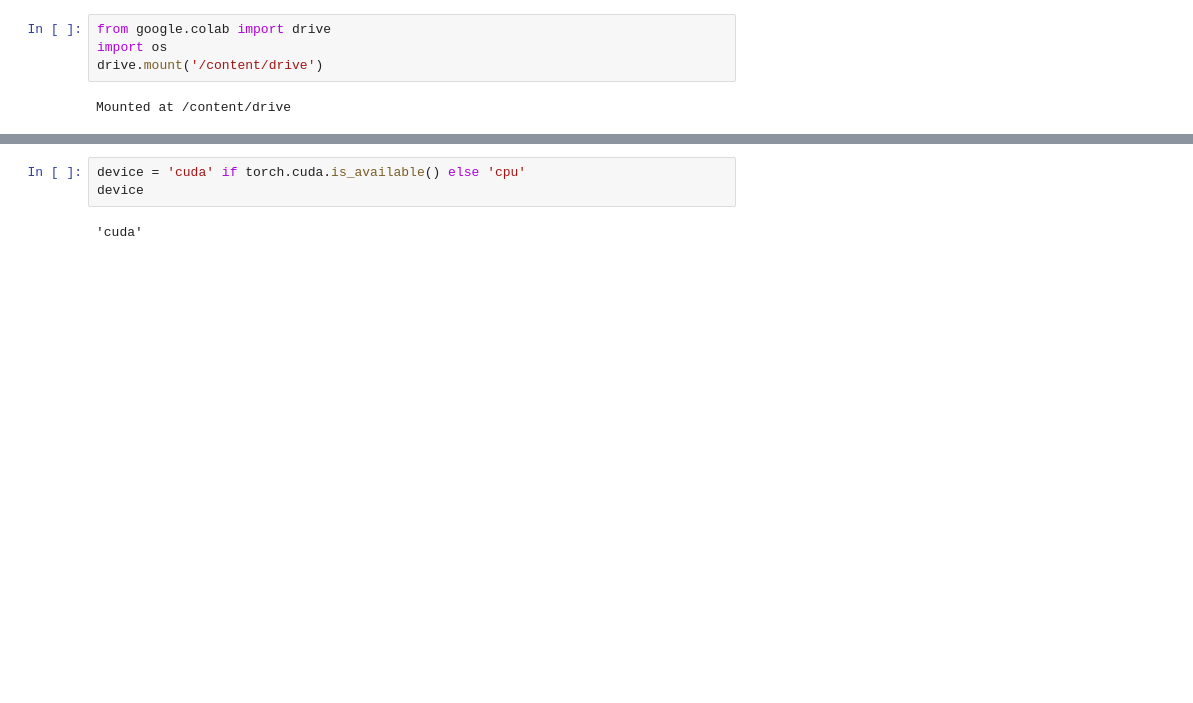
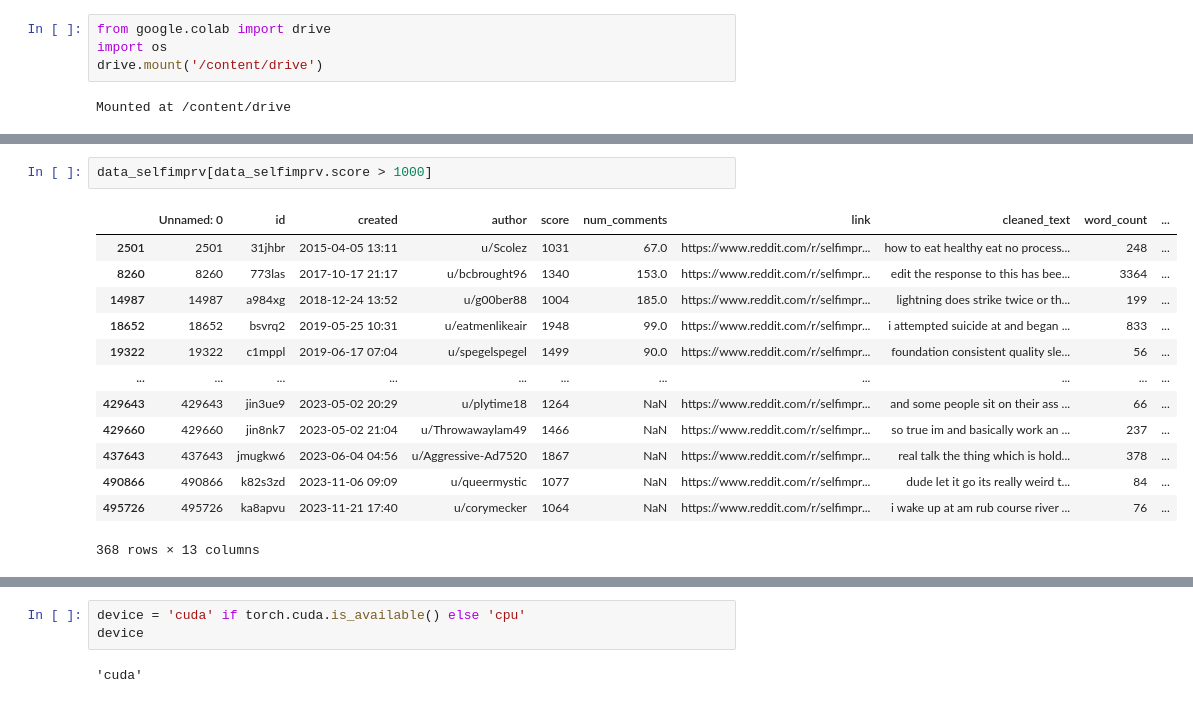
Before and after one commit to natashacarpcast/moralization-selfimprovement, a Jupyter notebook: 07-moralBERT.ipynb, the cells around one changed output, grey strips where cells are left out. Saved outputs shown, nothing was run; the diff lists cells and outputs as text; blank space fills up the shorter version.

```diff
--- a/07-moralBERT.ipynb
+++ b/07-moralBERT.ipynb
@@ -20,0 +76,16 @@ Mounted at /content/drive
+# %%
+data_selfimprv[data_selfimprv.score > 1000]
+# %% [output]
+|  | Unnamed: 0 | id | created | author | score | num_comments | link | cleaned_text | word_count | ... |
+| 2501 | 2501 | 31jhbr | 2015-04-05 13:11 | u/Scolez | 1031 | 67.0 | https://www.reddit.com/r/selfimpr... | how to eat healthy eat no process... | 248 | ... |
+| 8260 | 8260 | 773las | 2017-10-17 21:17 | u/bcbrought96 | 1340 | 153.0 | https://www.reddit.com/r/selfimpr... | edit the response to this has bee... | 3364 | ... |
+| 14987 | 14987 | a984xg | 2018-12-24 13:52 | u/g00ber88 | 1004 | 185.0 | https://www.reddit.com/r/selfimpr... | lightning does strike twice or th... | 199 | ... |
+| 18652 | 18652 | bsvrq2 | 2019-05-25 10:31 | u/eatmenlikeair | 1948 | 99.0 | https://www.reddit.com/r/selfimpr... | i attempted suicide at and began ... | 833 | ... |
+| 19322 | 19322 | c1mppl | 2019-06-17 07:04 | u/spegelspegel | 1499 | 90.0 | https://www.reddit.com/r/selfimpr... | foundation consistent quality sle... | 56 | ... |
+| ... | ... | ... | ... | ... | ... | ... | ... | ... | ... | ... |
+| 429643 | 429643 | jin3ue9 | 2023-05-02 20:29 | u/plytime18 | 1264 | NaN | https://www.reddit.com/r/selfimpr... | and some people sit on their ass ... | 66 | ... |
+| 429660 | 429660 | jin8nk7 | 2023-05-02 21:04 | u/Throwawaylam49 | 1466 | NaN | https://www.reddit.com/r/selfimpr... | so true im and basically work an ... | 237 | ... |
+| 437643 | 437643 | jmugkw6 | 2023-06-04 04:56 | u/Aggressive-Ad7520 | 1867 | NaN | https://www.reddit.com/r/selfimpr... | real talk the thing which is hold... | 378 | ... |
+| 490866 | 490866 | k82s3zd | 2023-11-06 09:09 | u/queermystic | 1077 | NaN | https://www.reddit.com/r/selfimpr... | dude let it go its really weird t... | 84 | ... |
+| 495726 | 495726 | ka8apvu | 2023-11-21 17:40 | u/corymecker | 1064 | NaN | https://www.reddit.com/r/selfimpr... | i wake up at am rub course river ... | 76 | ... |
+368 rows × 13 columns
```
Also changed, not shown: parts of 29 cells of this notebook.
